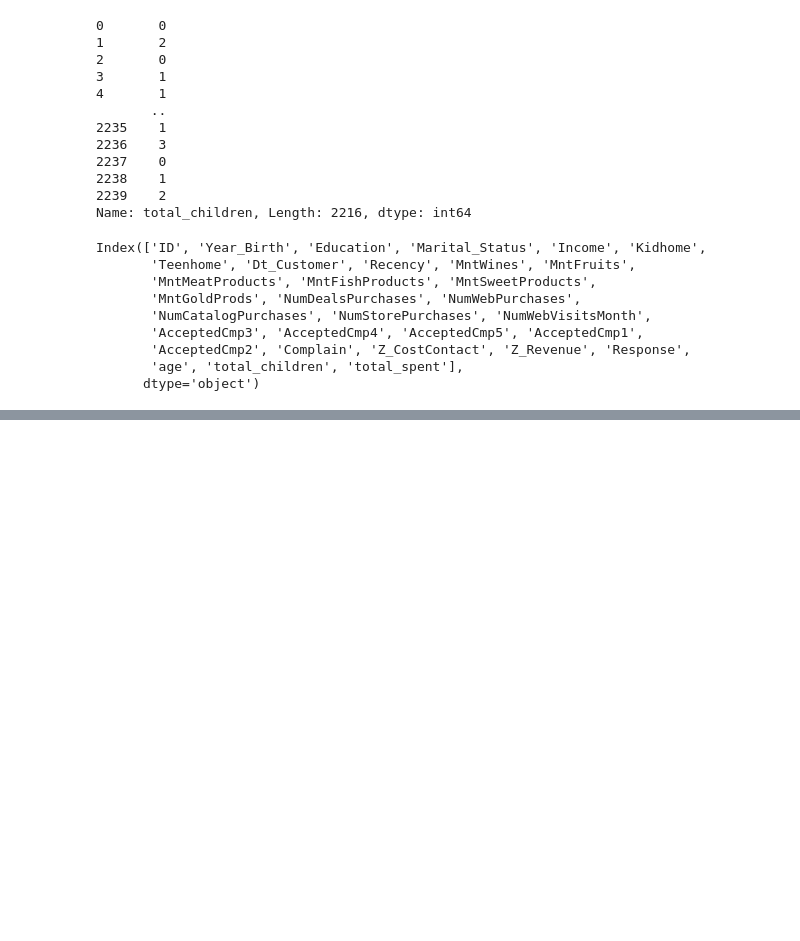
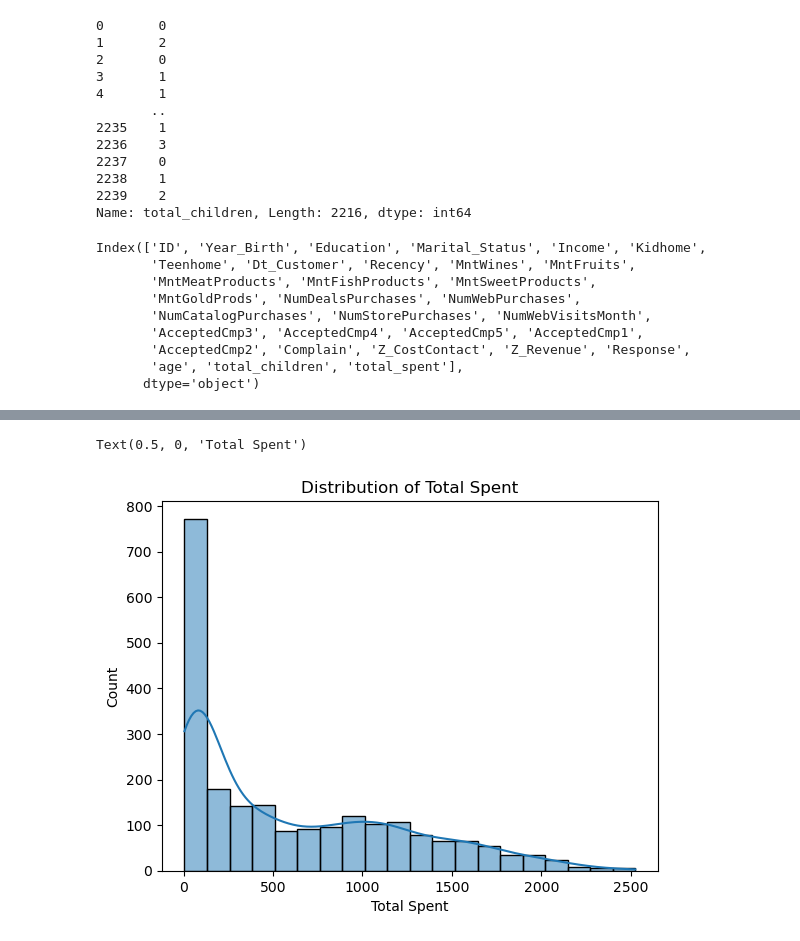
Before and after one commit to La-Chouette/Customer_Segmentation_Project, a Jupyter notebook: customer_segmentation.ipynb, the cells around one changed output, grey strips where cells are left out. Cells and saved outputs as stored; diff of their text form; code cells hidden in the pictures; blank space fills up the shorter version.

```diff
--- a/customer_segmentation.ipynb
+++ b/customer_segmentation.ipynb
@@ -171,0 +198,7 @@ df
+# %%
+sns.histplot(df["total_spent"], bins=20, kde=True)
+plt.title("Distribution of Total Spent")
+plt.xlabel("Total Spent")
+# %% [output]
+Text(0.5, 0, 'Total Spent')
+[figure, added]
```
Also changed, not shown: parts of 6 cells of this notebook.
